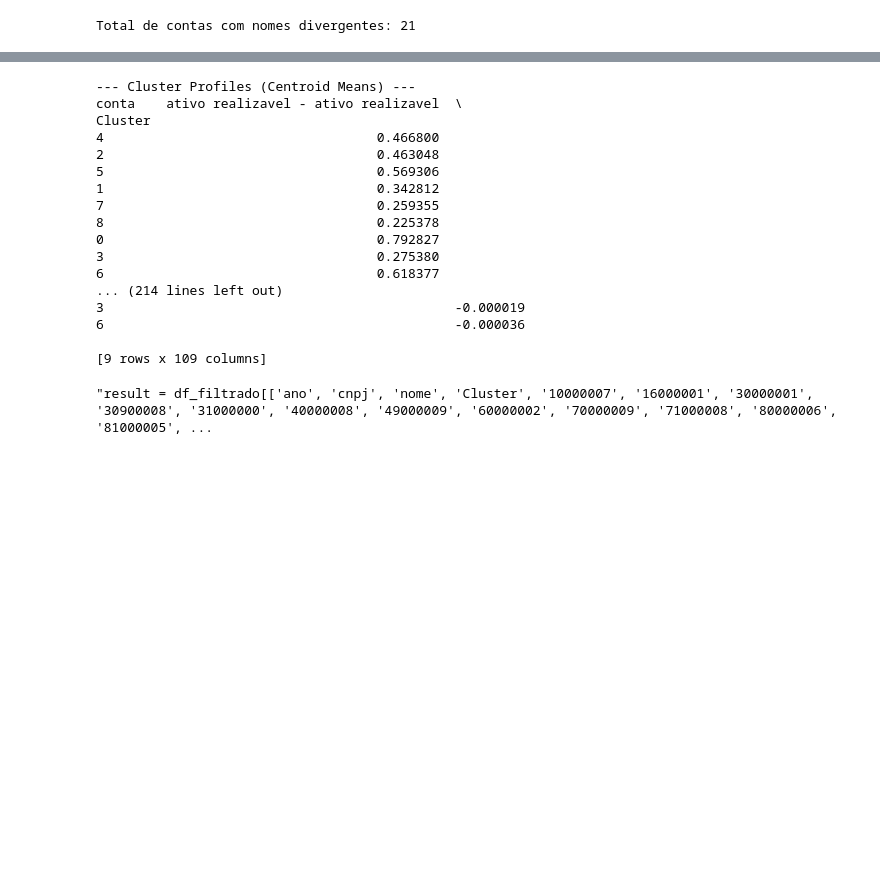
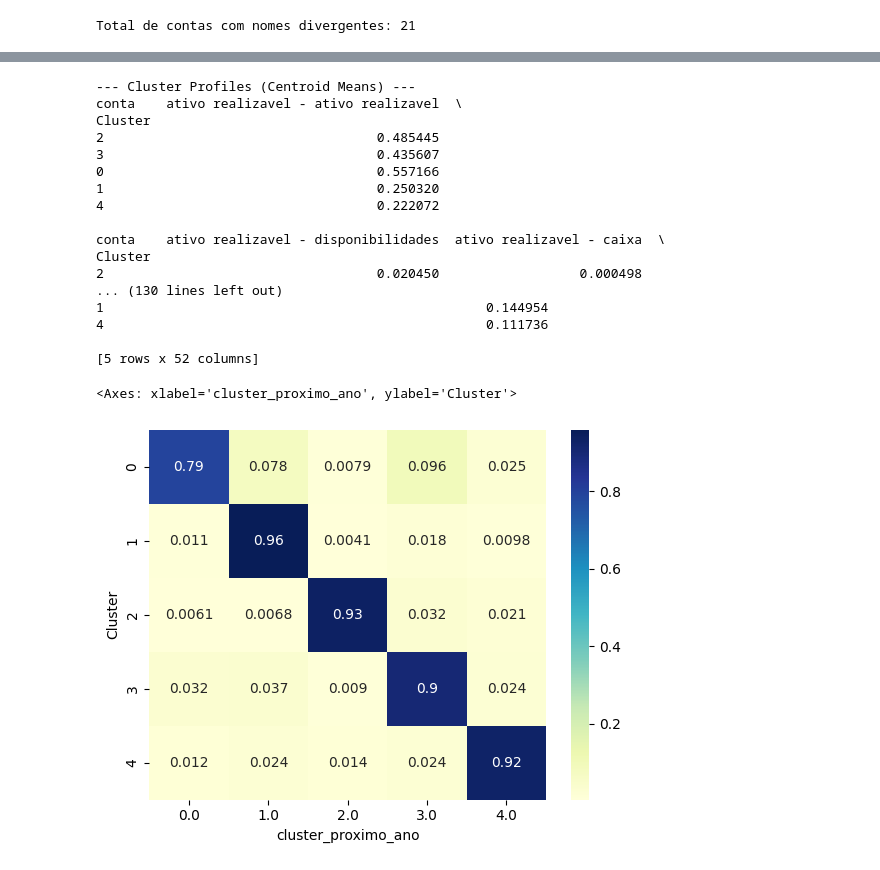
Before and after one commit to hspassos/banking, a Jupyter notebook: clustering_k-means.ipynb, the cells around one changed output, grey strips where cells are left out. Saved outputs shown, nothing was run; the diff lists cells and outputs as text; code cells hidden in the pictures; blank space fills up the shorter version.

```diff
--- a/clustering_k-means.ipynb
+++ b/clustering_k-means.ipynb
@@ -404,6 +520,5 @@ plt.show()
 # %%
-# Assuming optimal K is 5 based on the elbow plot
-optimal_k = 9
+optimal_k = numero_de_clusters
 
 # Initialize and train the final model
 final_kmeans = KMeans(n_clusters=optimal_k, init='k-means++', random_state=42, n_init='auto')
@@ -427,45 +542,42 @@ print(cluster_profiles)
 df_filtrado[['cnpj', 'Cluster']].to_csv('bank_clusters.csv', index=False)
 cluster_profiles.to_csv('cluster_profiles.csv', index=False)
 # You can now use the 'Cluster' column as a categorical variable or for segmentation in your Ho and Saunders model.
+
+coluna_para_mover = df_filtrado.pop('Cluster')
+
+df_filtrado.insert(3, 'Cluster', coluna_para_mover)
 # %% [output]
 --- Cluster Profiles (Centroid Means) ---
 conta    ativo realizavel - ativo realizavel  \
 Cluster
-4                                   0.466800
-2                                   0.463048
-5                                   0.569306
-1                                   0.342812
-7                                   0.259355
-8                                   0.225378
-0                                   0.792827
-3                                   0.275380
-6                                   0.618377
-... (214 lines left out)
-3                                             -0.000019
-6                                             -0.000036
+2                                   0.485445
+3                                   0.435607
+0                                   0.557166
+1                                   0.250320
+4                                   0.222072
 
-[9 rows x 109 columns]
+conta    ativo realizavel - disponibilidades  ativo realizavel - caixa  \
+Cluster
+2                                   0.020450                  0.000498
+... (130 lines left out)
+1                                                 0.144954
+4                                                 0.111736
+
+[5 rows x 52 columns]
-# %%
-'''result = df_filtrado[['ano', 'cnpj', 'nome', 'Cluster', '10000007', '16000001', '30000001', '30900008', '31000000', '40000008', '49000009', '60000002', '70000009', '71000008', '80000006', '81000005', '81700006', '90000003', '90900000', '91000002', '91100005']]
-
-result = result.rename(columns={
-    '10000007': 'CIRCULANTE E REALIZAVEL A LONGO PRAZO',
-    '16000001': 'OPERAÇÕES DE CRÉDITO',
-    '30000001': 'COMPENSACAO ATIVA',
-    '30900008': 'Controle',
-    '31000000': 'CLASSIFICACAO DA CARTEIRA DE CREDITOS',
-    '40000008': 'CIRCULANTE E EXIGIVEL A LONGO PRAZO',
-    '49000009': 'OUTRAS OBRIGACOES',
-    '60000002': 'PATRIMONIO LIQUIDO',
-    '70000009': 'CONTAS DE RESULTADO CREDORAS',
-    '71000008': 'RECEITAS OPERACIONAIS',
-    '80000006': 'CONTAS DE RESULTADO DEVEDORAS',
-    '81000005': 'DESPESAS OPERACIONAIS',
-    '81700006': 'Despesas Administrativas',
-    '90000003': 'COMPENSACAO PASSIVA',
-    '90900000': 'Controle',
-    '91000002': 'CLASSIFICACAO DA CARTEIRA DE CREDITOS',
-    '91100005': 'Operacoes De Creditos E Arrendamento Mercantil',
-    })'''
-# %% [output]
-"result = df_filtrado[['ano', 'cnpj', 'nome', 'Cluster', '10000007', '16000001', '30000001', '30900008', '31000000', '40000008', '49000009', '60000002', '70000009', '71000008', '80000006', '81000005', ...
+# %%
+# 1. Criar uma coluna com o cluster do ano seguinte para cada banco
+df_sorted = df_filtrado.sort_values(['cnpj', 'ano'])
+df_sorted['cluster_proximo_ano'] = df_sorted.groupby('cnpj')['Cluster'].shift(-1)
+
+# 2. Criar a matriz de contagem/frequência
+matriz_transicao = pd.crosstab(
+    df_sorted['Cluster'],
+    df_sorted['cluster_proximo_ano'],
+    normalize='index' # Transforma em porcentagem
+)
+
+import seaborn as sns
+sns.heatmap(matriz_transicao, annot=True, cmap='YlGnBu')
+# %% [output]
+<Axes: xlabel='cluster_proximo_ano', ylabel='Cluster'>
+[figure, added]
```
Also changed, not shown: parts of 24 cells of this notebook, 6 other files.
